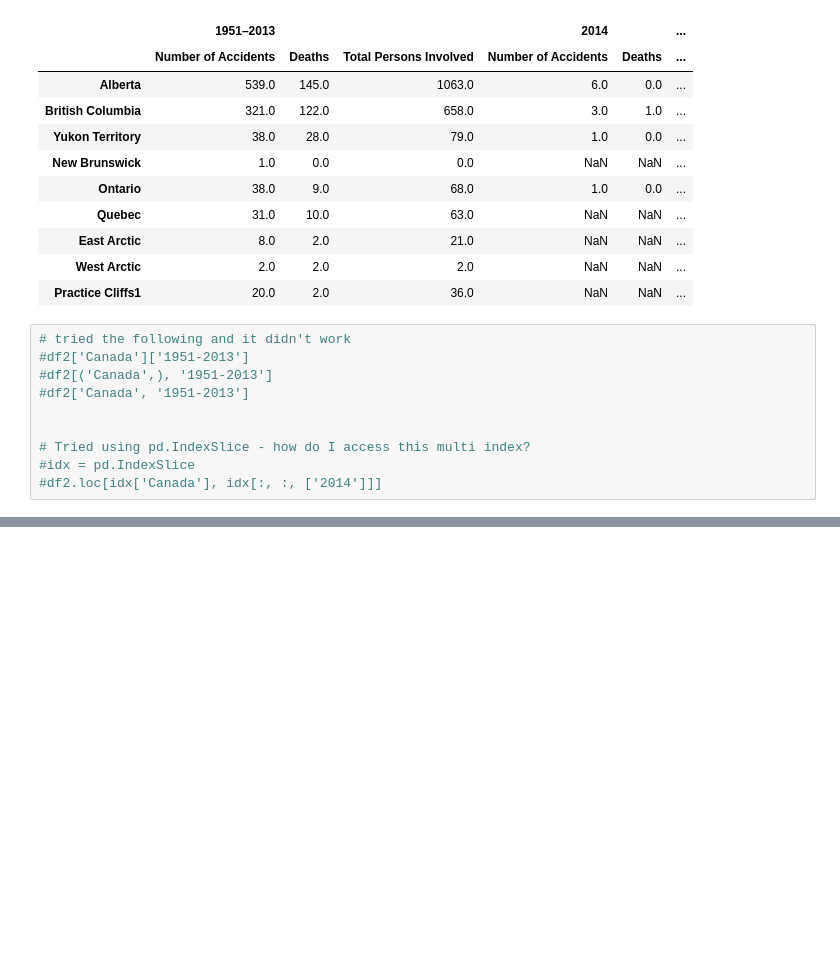
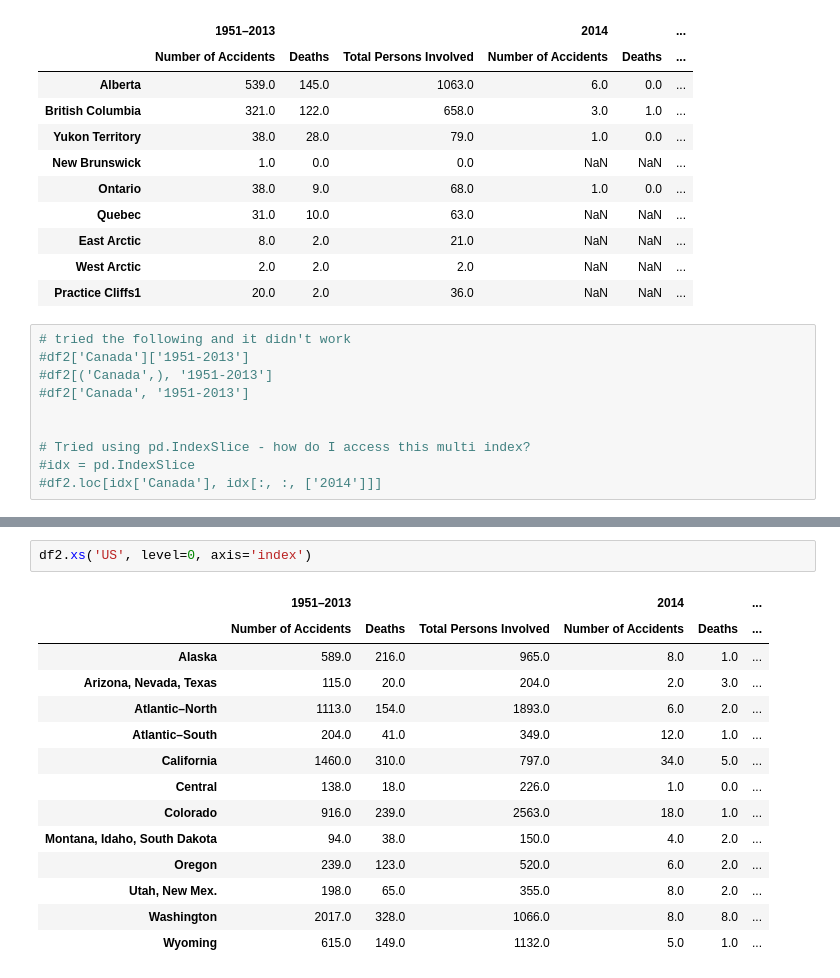
Before and after one commit to AlbertDeFusco/ANAM_Vis, a Jupyter notebook: ANAM_1951-2014_w_bokeh.ipynb, the cells around one changed output, grey strips where cells are left out. Cells and saved outputs as stored; diff of their text form; blank space fills up the shorter version.

```diff
--- a/ANAM_1951-2014_w_bokeh.ipynb
+++ b/ANAM_1951-2014_w_bokeh.ipynb
@@ -154,0 +183,17 @@ df2.loc[idx['Canada', :]]
+# %%
+df2.xs('US', level=0, axis='index')
+# %% [output]
+|  | 1951–2013 |  |  | 2014 |  | ... |
+|  | Number of Accidents | Deaths | Total Persons Involved | Number of Accidents | Deaths | ... |
+| Alaska | 589.0 | 216.0 | 965.0 | 8.0 | 1.0 | ... |
+| Arizona, Nevada, Texas | 115.0 | 20.0 | 204.0 | 2.0 | 3.0 | ... |
+| Atlantic–North | 1113.0 | 154.0 | 1893.0 | 6.0 | 2.0 | ... |
+| Atlantic–South | 204.0 | 41.0 | 349.0 | 12.0 | 1.0 | ... |
+| California | 1460.0 | 310.0 | 797.0 | 34.0 | 5.0 | ... |
+| Central | 138.0 | 18.0 | 226.0 | 1.0 | 0.0 | ... |
+| Colorado | 916.0 | 239.0 | 2563.0 | 18.0 | 1.0 | ... |
+| Montana, Idaho, South Dakota | 94.0 | 38.0 | 150.0 | 4.0 | 2.0 | ... |
+| Oregon | 239.0 | 123.0 | 520.0 | 6.0 | 2.0 | ... |
+| Utah, New Mex. | 198.0 | 65.0 | 355.0 | 8.0 | 2.0 | ... |
+| Washington | 2017.0 | 328.0 | 1066.0 | 8.0 | 8.0 | ... |
+| Wyoming | 615.0 | 149.0 | 1132.0 | 5.0 | 1.0 | ... |
```
Also changed, not shown: parts of 7 cells of this notebook, 1 other file.
